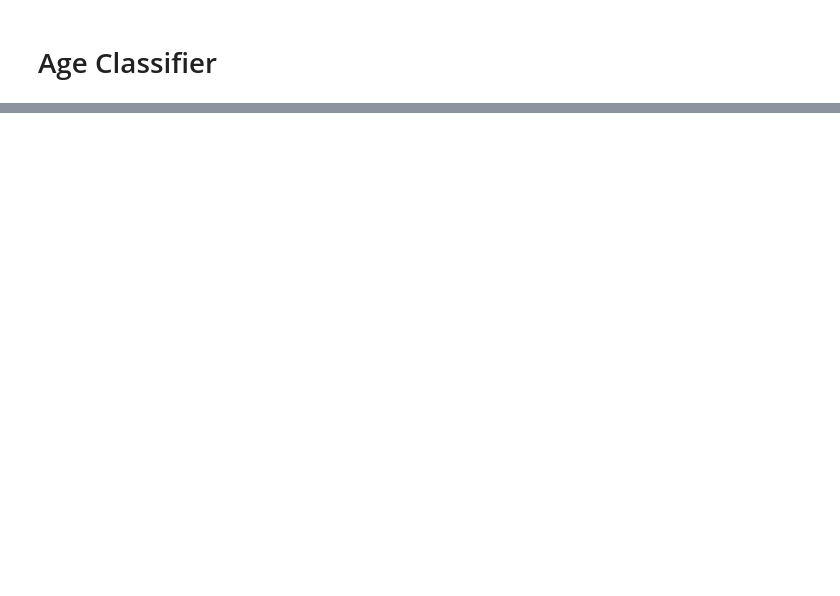
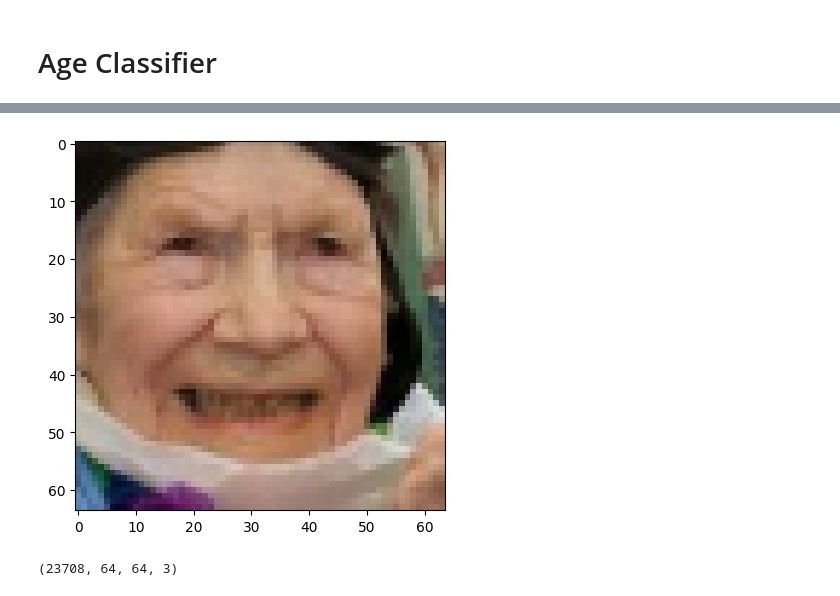
Before and after one commit to mortgad/DLVR, a Jupyter notebook: kaggle.ipynb, the cells around one changed output, grey strips where cells are left out. Saved outputs shown, nothing was run; the diff lists cells and outputs as text; code cells hidden in the pictures; blank space fills up the shorter version.

```diff
--- a/kaggle.ipynb
+++ b/kaggle.ipynb
@@ -217,8 +271,18 @@ images[0].shape
 # %%
-# pre processing
-features = np.zeros((size,sample.shape[0],sample.shape[1],sample.shape[2]),dtype = 'float32')
-for i in range(size):
-    features[i] = images[i]
-features = features / 255
-display(features[550])
+def preprocess_features(size: int, sample, images: list):
+    features = np.zeros((size,sample.shape[0],sample.shape[1],sample.shape[2]),dtype = 'float32')
+    for i in range(size):
+        features[i] = images[i]
+    features = features / 255
+    display(features[550])
+
+    return features
+
+features = preprocess_features(size = size, sample = sample, images = images)
+# %% [output]
+[figure, added]
+# %%
+features.shape
+# %% [output]
+(23708, 64, 64, 3)
 # %%
```
Also changed, not shown: parts of 30 cells of this notebook.
